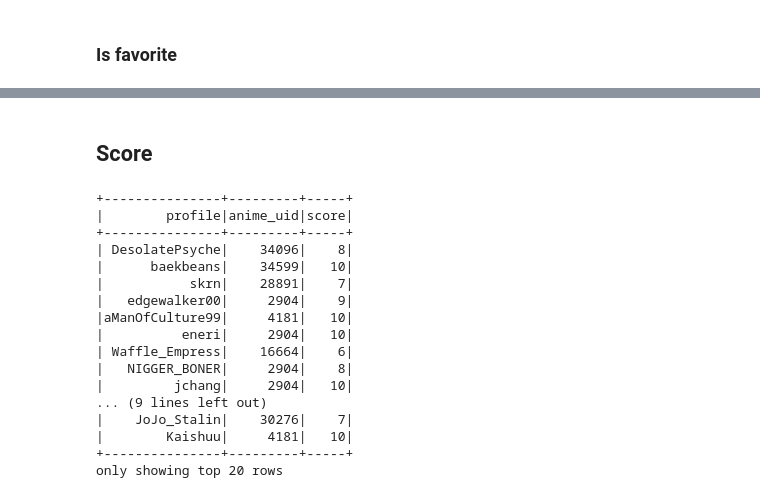
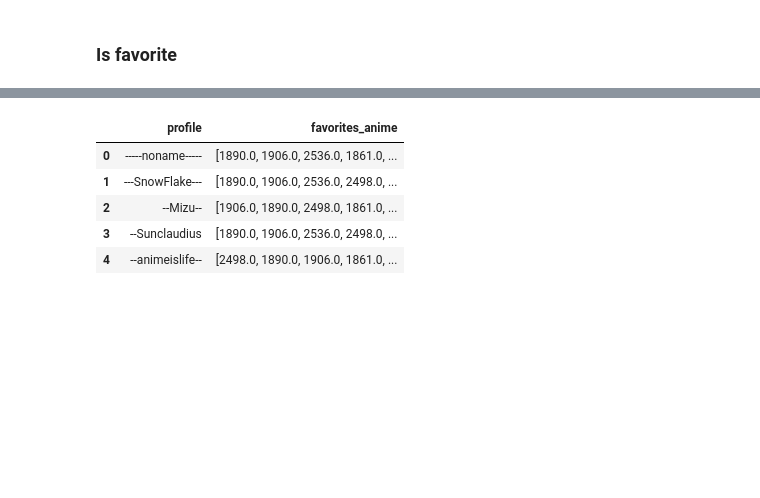
Before and after one commit to qxzjy/anime-recommendation-engine, a Jupyter notebook: notebook/RECO_02.ipynb, the cells around one changed output, grey strips where cells are left out. Drawn from its saved outputs; the diff is of its cells as text; code cells hidden in the pictures; blank space fills up the shorter version.

Commit message:
ALS fine tuning + refactoring

```diff
--- a/notebook/RECO_02.ipynb
+++ b/notebook/RECO_02.ipynb
@@ -94,2 +189,36 @@ df_mean_score["score"].mean()
+# %%
+def create_predictions_pandas_dataframe(model, df_spark, user_col, item_col, rating_col) :
+
+    recs = model.recommendForAllUsers(5).toPandas()
+
+    nrecs = recs.recommendations.apply(pd.Series)\
+                .merge(recs, right_index = True, left_index = True)\
+                .drop(["recommendations"], axis = 1)\
+                .melt(id_vars = [user_col+"_index"], value_name = "recommendation")\
+                .drop("variable", axis = 1)\
+                .dropna()
+    nrecs = nrecs.sort_values(user_col+"_index")
+    nrecs = pd.concat([nrecs["recommendation"].apply(pd.Series), nrecs[user_col+"_index"]], axis = 1)
+    nrecs.columns = [item_col, rating_col, user_col]
+
+    md = df_spark.select(df_spark[user_col],df_spark[user_col+"_index"],df_spark[item_col])
+    md = md.toPandas()
+
+    dict1 = dict(zip(md[user_col+"_index"],md[user_col]))
+
+    nrecs[user_col] = nrecs[user_col].map(dict1)
+    nrecs = nrecs.sort_values(user_col)
+    nrecs.reset_index(drop=True, inplace=True)
+
+    # new = nrecs[[user_col,item_col,rating_col]]
+    # new["recommendations"] = list(zip(new[item_col], new[rating_col]))
+
+    # df_recommendations = new[[user_col,"recommendations"]]
+    df_recommendations = nrecs[[user_col,item_col]]
+
+    #df_recommendations = df_recommendations["recommendations"].groupby([df_recommendations[user_col]]).apply(list).reset_index()
+    df_recommendations = df_recommendations[item_col].groupby([df_recommendations[user_col]]).apply(list).reset_index()
+
+    return df_recommendations
 # %% [markdown]
 ### Is favorite
@@ -243,0 +225,4 @@ print(df_favorites_based_reco.head())
+# %%
+df_sp_is_favorite, train, test = pyspark_df_with_train_test_split(df_als_is_favorite, 0.2, "profile", "favorites_anime", "is_favorite")
+# %%
+model = als_tuning_and_predict(train, test, "profile", "favorites_anime", "is_favorite")
@@ -243,0 +255,5 @@ print(df_favorites_based_reco.head())
+# %%
+df_is_favorite_based_reco = create_predictions_pandas_dataframe(model, df_sp_is_favorite, "profile", "favorites_anime", "is_favorite")
+
+display(df_is_favorite_based_reco.head())
+# %% [output]
@@ -244 +263,7 @@ print(df_favorites_based_reco.head())
+|  | profile | favorites_anime |
+| 0 | -----noname----- | [1890.0, 1906.0, 2536.0, 1861.0, ... |
+| 1 | ---SnowFlake--- | [1890.0, 1906.0, 2536.0, 2498.0, ... |
+| 2 | --Mizu-- | [1906.0, 1890.0, 2498.0, 1861.0, ... |
+| 3 | --Sunclaudius | [1890.0, 1906.0, 2536.0, 2498.0, ... |
+| 4 | --animeislife-- | [2498.0, 1890.0, 1906.0, 1861.0, ... |
 # %%
@@ -246,23 +270,0 @@ df_favorites_based_reco.to_csv("../data/als_is_favorite_based_reco.csv", index=F
-# %% [markdown]
-## Score
-# %%
-df_sc_score = sc.createDataFrame(df_als_score)
-df_sc_score.show()
-# %% [output]
-+---------------+---------+-----+
-|        profile|anime_uid|score|
-+---------------+---------+-----+
-| DesolatePsyche|    34096|    8|
-|      baekbeans|    34599|   10|
-|           skrn|    28891|    7|
-|   edgewalker00|     2904|    9|
-|aManOfCulture99|     4181|   10|
-|          eneri|     2904|   10|
-| Waffle_Empress|    16664|    6|
-|   NIGGER_BONER|     2904|    8|
-|         jchang|     2904|   10|
-... (9 lines left out)
-|    JoJo_Stalin|    30276|    7|
-|        Kaishuu|     4181|   10|
-+---------------+---------+-----+
-only showing top 20 rows
```
Also changed, not shown: parts of 40 cells of this notebook.
